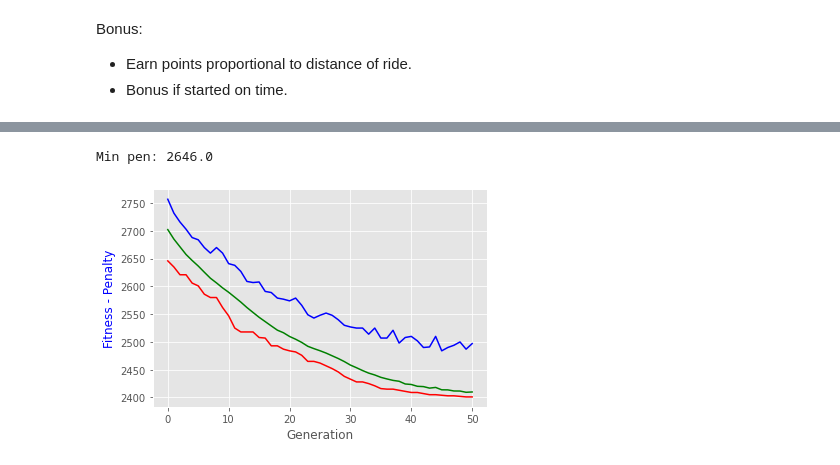
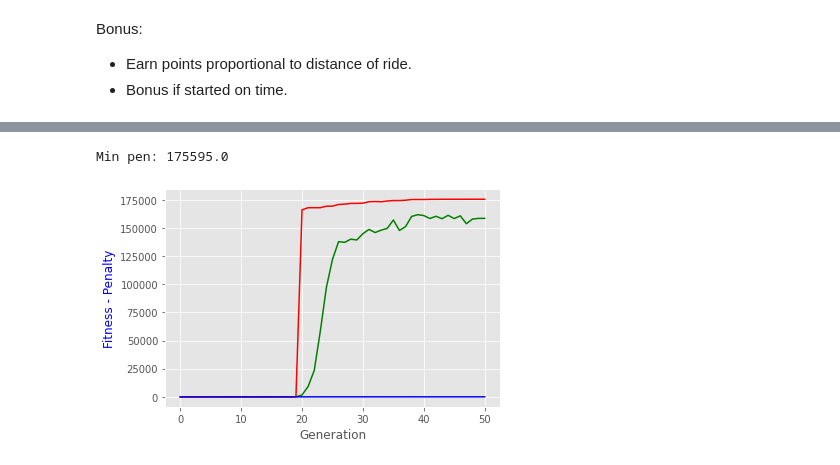
Before and after one commit to irg1008/COMPU_Practica01_02, a Jupyter notebook: Hashcode18_Constraints/src/sol/SolHash.ipynb, the cells around one changed output, grey strips where cells are left out. Cells and saved outputs as stored; diff of their text form; code cells hidden in the pictures.

```diff
--- a/Hashcode18_Constraints/src/sol/SolHash.ipynb
+++ b/Hashcode18_Constraints/src/sol/SolHash.ipynb
@@ -254,31 +260,27 @@ Mejor solución es [41, 6, 47, 25, 28, 55, 28, 62, 64] con fitness (9392466,)
 # %%
 def plot_pen_fitness(lb):
     gen = lb.select("gen")
     avgs = lb.select("avg")
     maxs = lb.select("max")
     mins = lb.select("min")
-
-    avgs = np.abs(avgs)
-    maxs = np.abs(maxs)
-    mins = np.abs(mins)
 
     print(f"Min pen: {abs(max(maxs))}")
 
     _, ax = plt.subplots()
 
     ax.plot(gen, avgs, "g-", label="Average Fitness")
     ax.plot(gen, maxs, "r-", label="Average Fitness")
     ax.plot(gen, mins, "b-", label="Average Fitness")
     ax.set_xlabel("Generation")
     ax.set_ylabel("Fitness - Penalty", color="b")
 
     plt.show()
 
 
 plot_pen_fitness(logbook)
 # %% [output]
-Min pen: 2646.0
+Min pen: 175595.0
-[figure, old version]
+[figure, new version]
 # %%
 outDirPath = "../../Output/"
 outFilePath = outDirPath + file_name.strip(".in") + ".out"
```
Also changed, not shown: parts of 6 cells of this notebook, 16 other files.
